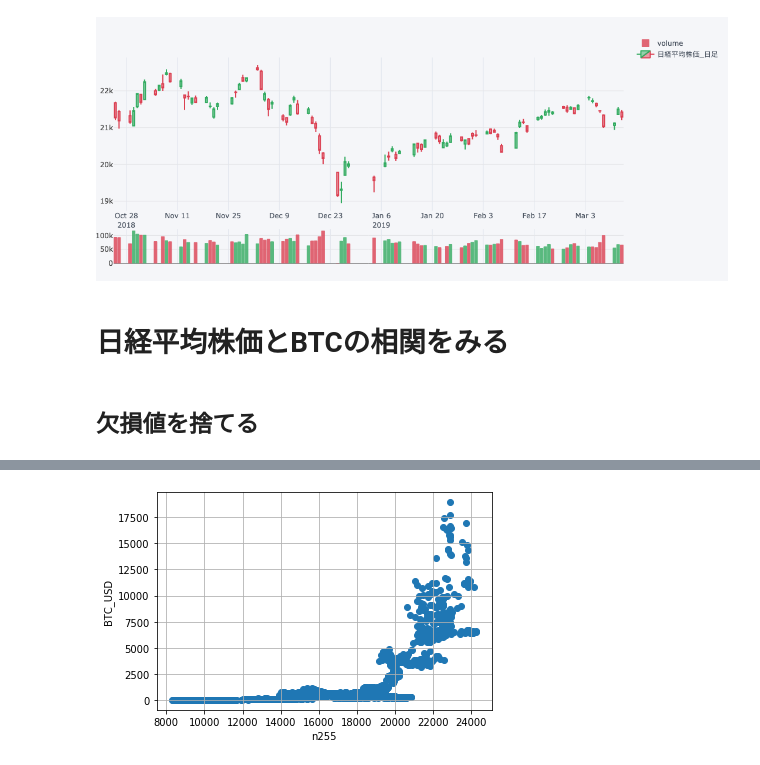
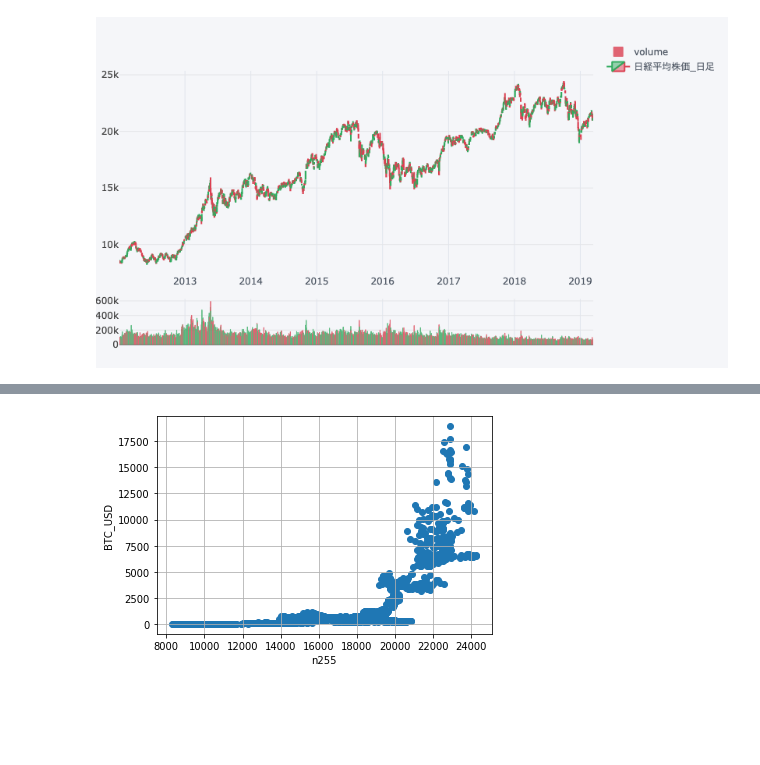
Before and after one commit to MiraiChino/ensemble, a Jupyter notebook: a.ipynb, the cells around one changed output, grey strips where cells are left out. Drawn from its saved outputs; the diff is of its cells as text; code cells hidden in the pictures; blank space fills up the shorter version.

```diff
--- a/a.ipynb
+++ b/a.ipynb
@@ -81,7 +104,7 @@ qf.iplot(up_color=green, down_color=red, name="BTC_USD_日足")
 # %%
 n255 = pd.read_csv("./data/N225.csv")
 n255["Timestamp_UTC"] = n255["Date"].apply(lambda x: datetime.strptime(x, '%Y-%m-%d'))
-n255 = n255.set_index("Timestamp_UTC")
+n255 = n255.set_index("Timestamp_UTC").drop(columns=["Date", "Adj Close"])
 n255 = n255.rename(columns={
     "Open": "open",
     "High": "high",
@@ -89,3 +112,4 @@ n255 = n255.rename(columns={
     "Close": "close",
     "Volume": "volume"
 })
+n255
@@ -102,11 +136,8 @@ n255.head()
 # %%
-qf = cf.QuantFig(n255.tail(100))
+# 日経平均株価ローソクチャート
+qf = cf.QuantFig(n255)
 qf.add_volume()
 qf.iplot(up_color=green, down_color=red, name="日経平均株価_日足")
 # %% [output]
-[figure, old version]
+[figure, new version]
-# %% [markdown]
-# 日経平均株価とBTCの相関をみる
-# %% [markdown]
-## 欠損値を捨てる
 # %%
```
Also changed, not shown: parts of 39 cells of this notebook, 9 other files.
